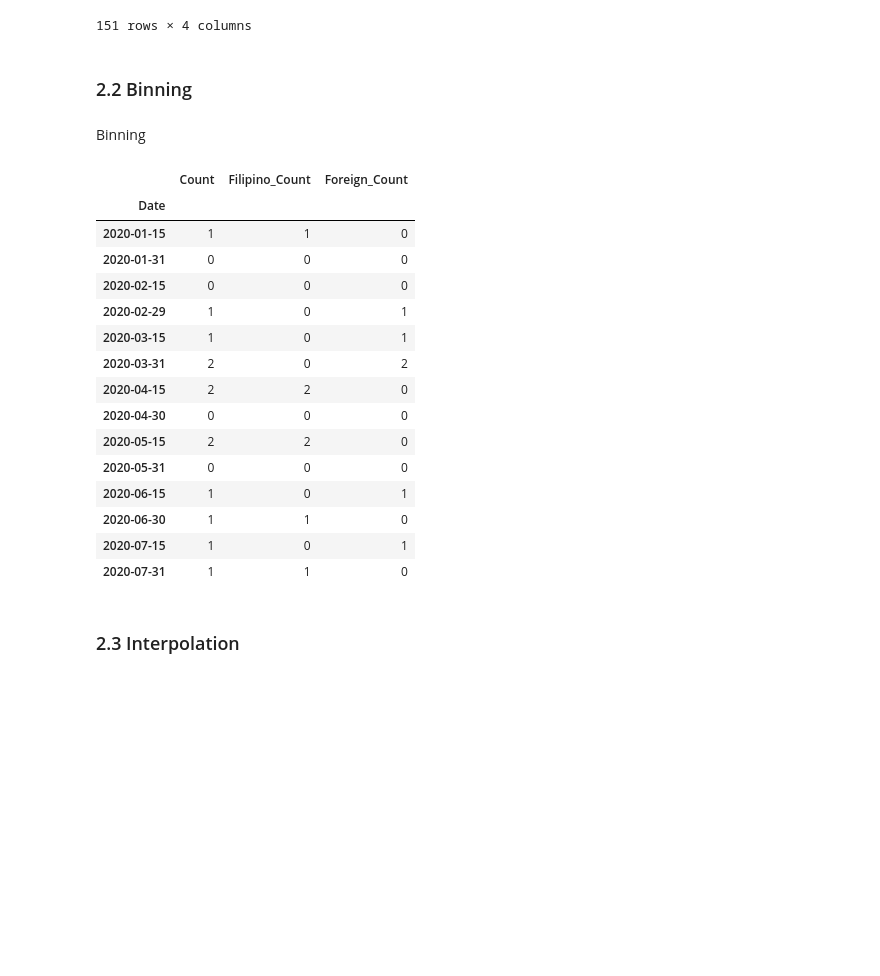
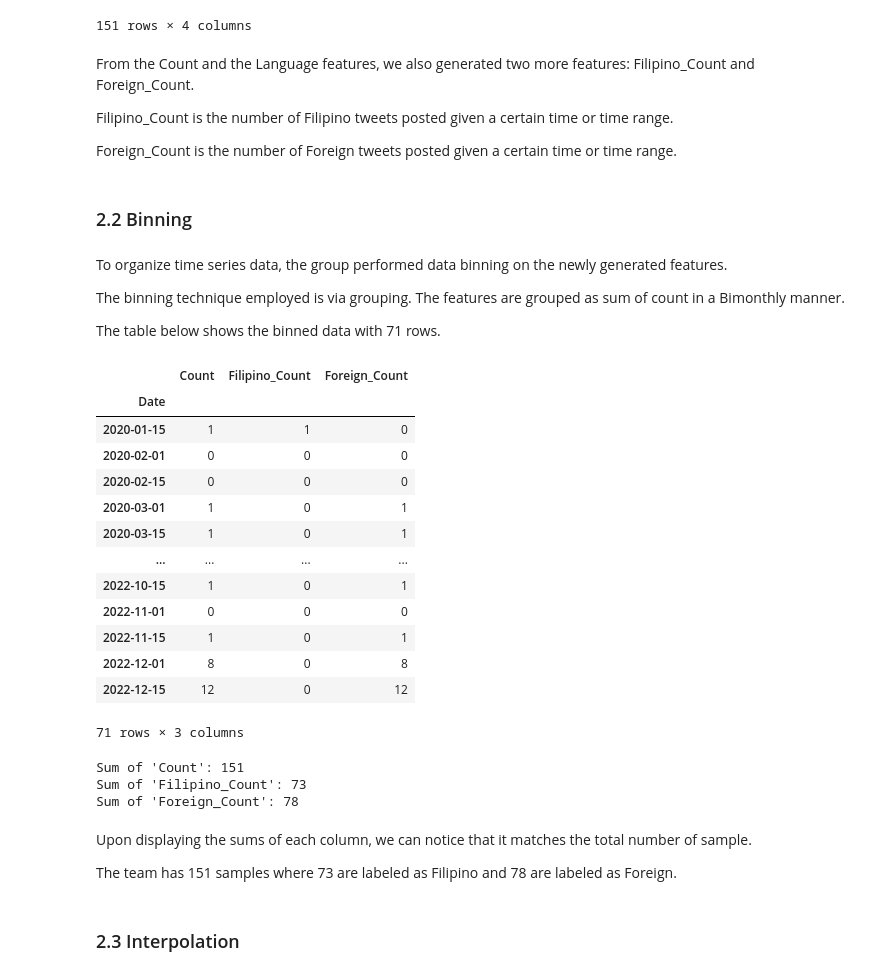
Before and after one commit to KituIco/cs132-g28-covid-vaccine-implants, a Jupyter notebook: misc/Data-Exploration-TimeSeries.ipynb, the cells around one changed output. Cells and saved outputs as stored; diff of their text form; code cells hidden in the pictures; blank space fills up the shorter version.

```diff
--- a/misc/Data-Exploration-TimeSeries.ipynb
+++ b/misc/Data-Exploration-TimeSeries.ipynb
@@ -182,29 +185,48 @@ df_dates_language
 | 150 | 2021-03-16 10:41:00 | 1 | 1 | 0 |
 | 151 | 2021-07-24 19:01:00 | 1 | 1 | 0 |
 151 rows × 4 columns
+# %% [markdown]
+From the Count and the Language features, we also generated two more features: Filipino_Count and Foreign_Count.
+
+Filipino_Count is the number of Filipino tweets posted given a certain time or time range.
+
+Foreign_Count is the number of Foreign tweets posted given a certain time or time range.
 # %% [markdown]
 ### 2.2 Binning
-# %% [markdown]
-Binning
-# %%
-df_bin = df_dates_language.groupby(pd.Grouper(key="Date", freq="SM")).sum()
-df_bin.head(14)
-# %% [output]
-|  | Count | Filipino_Count | Foreign_Count |
-| Date |  |  |  |
-| 2020-01-15 | 1 | 1 | 0 |
-| 2020-01-31 | 0 | 0 | 0 |
-| 2020-02-15 | 0 | 0 | 0 |
-| 2020-02-29 | 1 | 0 | 1 |
-| 2020-03-15 | 1 | 0 | 1 |
-| 2020-03-31 | 2 | 0 | 2 |
-| 2020-04-15 | 2 | 2 | 0 |
-| 2020-04-30 | 0 | 0 | 0 |
-| 2020-05-15 | 2 | 2 | 0 |
-| 2020-05-31 | 0 | 0 | 0 |
-| 2020-06-15 | 1 | 0 | 1 |
-| 2020-06-30 | 1 | 1 | 0 |
-| 2020-07-15 | 1 | 0 | 1 |
-| 2020-07-31 | 1 | 1 | 0 |
+# %% [markdown]
+To organize time series data, the group performed data binning on the newly generated features.
+
+The binning technique employed is via grouping. The features are grouped as sum of count in a Bimonthly manner.
+
+The table below shows the binned data with 71 rows.
+# %%
+df_bin = df_dates_language.groupby(pd.Grouper(key="Date", freq="SMS")).sum()
+display(df_bin)
+
+print(f"Sum of 'Count': {df_bin['Count'].sum()}")
+print(f"Sum of 'Filipino_Count': {df_bin['Filipino_Count'].sum()}")
+print(f"Sum of 'Foreign_Count': {df_bin['Foreign_Count'].sum()}")
+# %% [output]
+|  | Count | Filipino_Count | Foreign_Count |
+| Date |  |  |  |
+| 2020-01-15 | 1 | 1 | 0 |
+| 2020-02-01 | 0 | 0 | 0 |
+| 2020-02-15 | 0 | 0 | 0 |
+| 2020-03-01 | 1 | 0 | 1 |
+| 2020-03-15 | 1 | 0 | 1 |
+| ... | ... | ... | ... |
+| 2022-10-15 | 1 | 0 | 1 |
+| 2022-11-01 | 0 | 0 | 0 |
+| 2022-11-15 | 1 | 0 | 1 |
+| 2022-12-01 | 8 | 0 | 8 |
+| 2022-12-15 | 12 | 0 | 12 |
+71 rows × 3 columns
+Sum of 'Count': 151
+Sum of 'Filipino_Count': 73
+Sum of 'Foreign_Count': 78
+# %% [markdown]
+Upon displaying the sums of each column, we can notice that it matches the total number of sample.
+
+The team has 151 samples where 73 are labeled as Filipino and 78 are labeled as Foreign.
 # %% [markdown]
 ### 2.3 Interpolation
```
Also changed, not shown: parts of 11 cells of this notebook.
